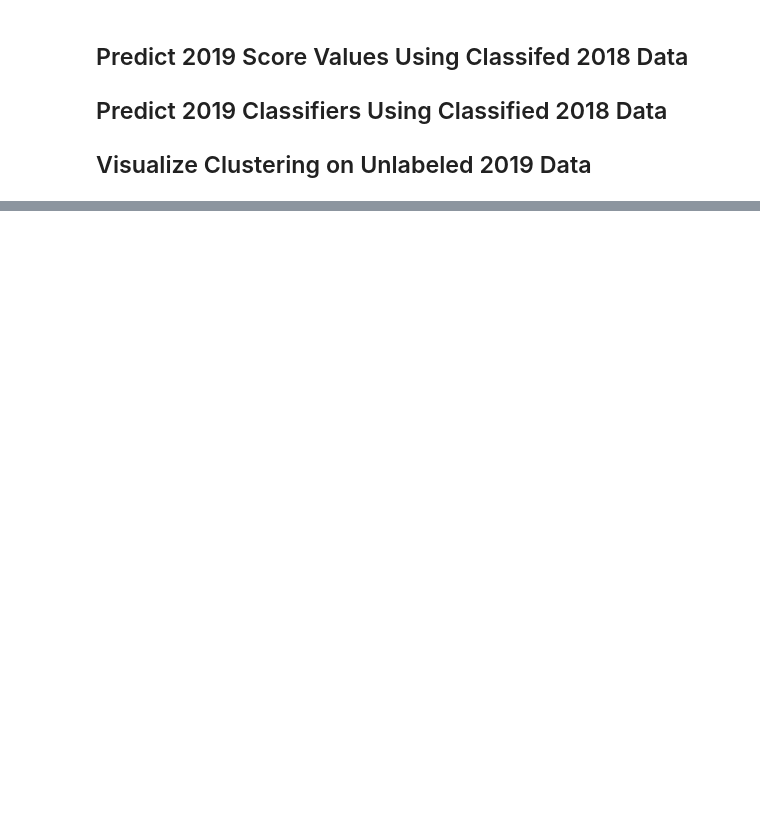
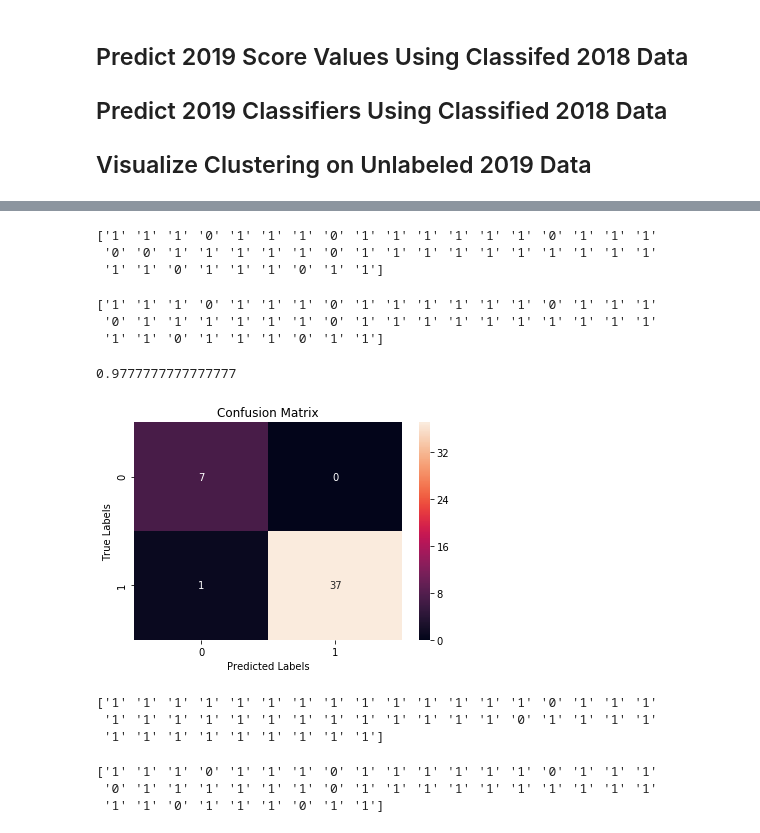
Before and after one commit to fchikwekwe/IntroToMachineLearning, a Jupyter notebook: EconomicFreedomProject.ipynb, the cells around one changed output, grey strips where cells are left out. Cells and saved outputs as stored; diff of their text form; code cells hidden in the pictures; blank space fills up the shorter version.

```diff
--- a/EconomicFreedomProject.ipynb
+++ b/EconomicFreedomProject.ipynb
@@ -273,0 +362,56 @@ df_2018.head()
+# %%
+lr = LogisticRegression()
+# %%
+lr.fit(X_train, y_train)
+
+y_pred = lr.predict(X_test)
+
+print(y_pred)
+# %% [output]
+['1' '1' '1' '0' '1' '1' '1' '0' '1' '1' '1' '1' '1' '1' '0' '1' '1' '1'
+ '0' '0' '1' '1' '1' '1' '1' '0' '1' '1' '1' '1' '1' '1' '1' '1' '1' '1'
+ '1' '1' '0' '1' '1' '1' '0' '1' '1']
+# %%
+print(y_test.values.T)
+# %% [output]
+['1' '1' '1' '0' '1' '1' '1' '0' '1' '1' '1' '1' '1' '1' '0' '1' '1' '1'
+ '0' '1' '1' '1' '1' '1' '1' '0' '1' '1' '1' '1' '1' '1' '1' '1' '1' '1'
+ '1' '1' '0' '1' '1' '1' '0' '1' '1']
+# %%
+
+print(metrics.accuracy_score(y_test, y_pred))
+# %% [output]
+0.9777777777777777
+# %%
+matrix = metrics.confusion_matrix(y_test, y_pred)
+# %%
+def cmat_(cm, labels=None):
+    ax = plt.subplot()
+    sns.heatmap(cm, annot=True, fmt="g", ax=ax)
+
+    ax.set_title("Confusion Matrix")
+    ax.set_xlabel("Predicted Labels")
+    ax.set_ylabel("True Labels")
+
+    if labels:
+        ax.xaxis.set_ticklabels(labels)
+        ax.yaxis.set_ticklabels(labels)
+    plt.show()
+# %%
+cmat_(matrix)
+# %% [output]
+[figure, added]
+# %%
+pred_2019 = lr.predict(X_test_2019)
+
+print(pred_2019)
+# %% [output]
+['1' '1' '1' '1' '1' '1' '1' '1' '1' '1' '1' '1' '1' '1' '0' '1' '1' '1'
+ '1' '1' '1' '1' '1' '1' '1' '1' '1' '1' '1' '1' '1' '0' '1' '1' '1' '1'
+ '1' '1' '1' '1' '1' '1' '1' '1' '1']
+# %%
+print(y_test_2019.values.T)
+# %% [output]
+['1' '1' '1' '0' '1' '1' '1' '0' '1' '1' '1' '1' '1' '1' '0' '1' '1' '1'
+ '0' '1' '1' '1' '1' '1' '1' '0' '1' '1' '1' '1' '1' '1' '1' '1' '1' '1'
+ '1' '1' '0' '1' '1' '1' '0' '1' '1']
```
Also changed, not shown: parts of 26 cells of this notebook, 2 other files.
